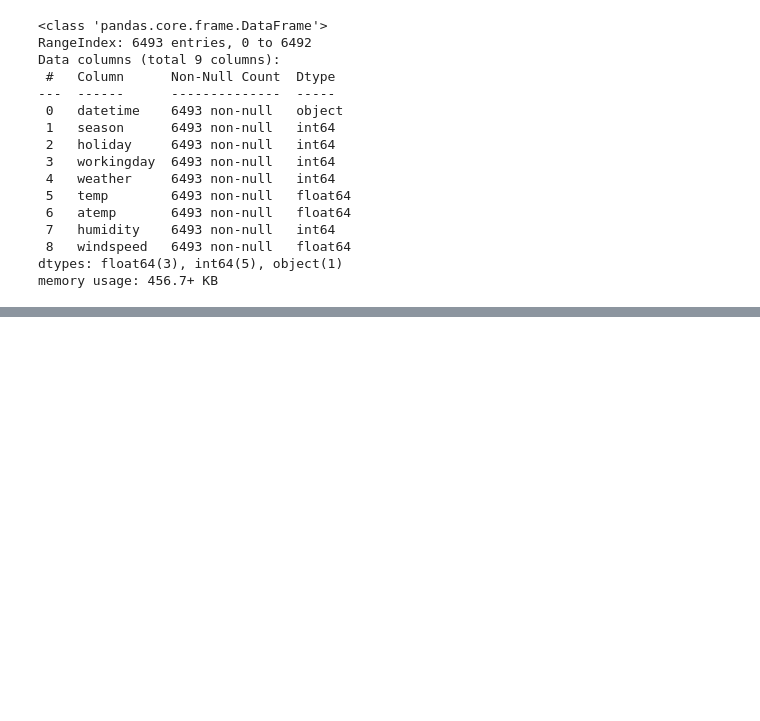
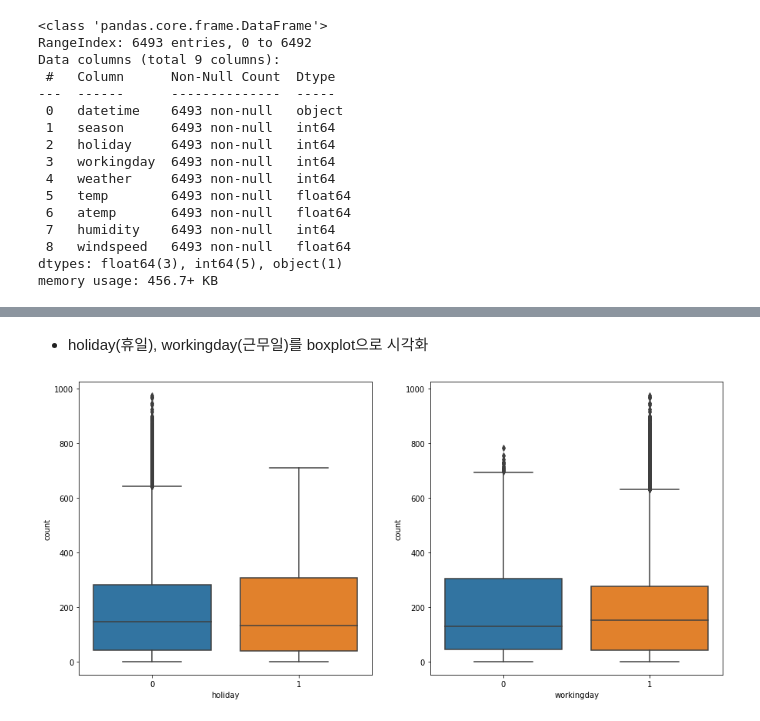
Before and after one commit to junseongwoo/Study_Data_Science, a Jupyter notebook: Kaggle/Bike_Sharing_Demand/bike_sharing_demand.ipynb, the cells around one changed output, grey strips where cells are left out. Cells and saved outputs as stored; diff of their text form; code cells hidden in the pictures; blank space fills up the shorter version.

```diff
--- a/Kaggle/Bike_Sharing_Demand/bike_sharing_demand.ipynb
+++ b/Kaggle/Bike_Sharing_Demand/bike_sharing_demand.ipynb
@@ -72,0 +136,11 @@ memory usage: 456.7+ KB
+# %% [markdown]
+- holiday(휴일), workingday(근무일)를 boxplot으로 시각화
+# %%
+fig, ax = plt.subplots(1, 2, figsize = (15, 7))
+
+sns.boxplot(data = train_data, x = 'holiday', y = 'count', ax = ax[0])
+sns.boxplot(data = train_data, x = 'workingday', y = 'count', ax = ax[1])
+
+plt.show()
+# %% [output]
+[figure, added]
```
Also changed, not shown: parts of 15 cells of this notebook.
